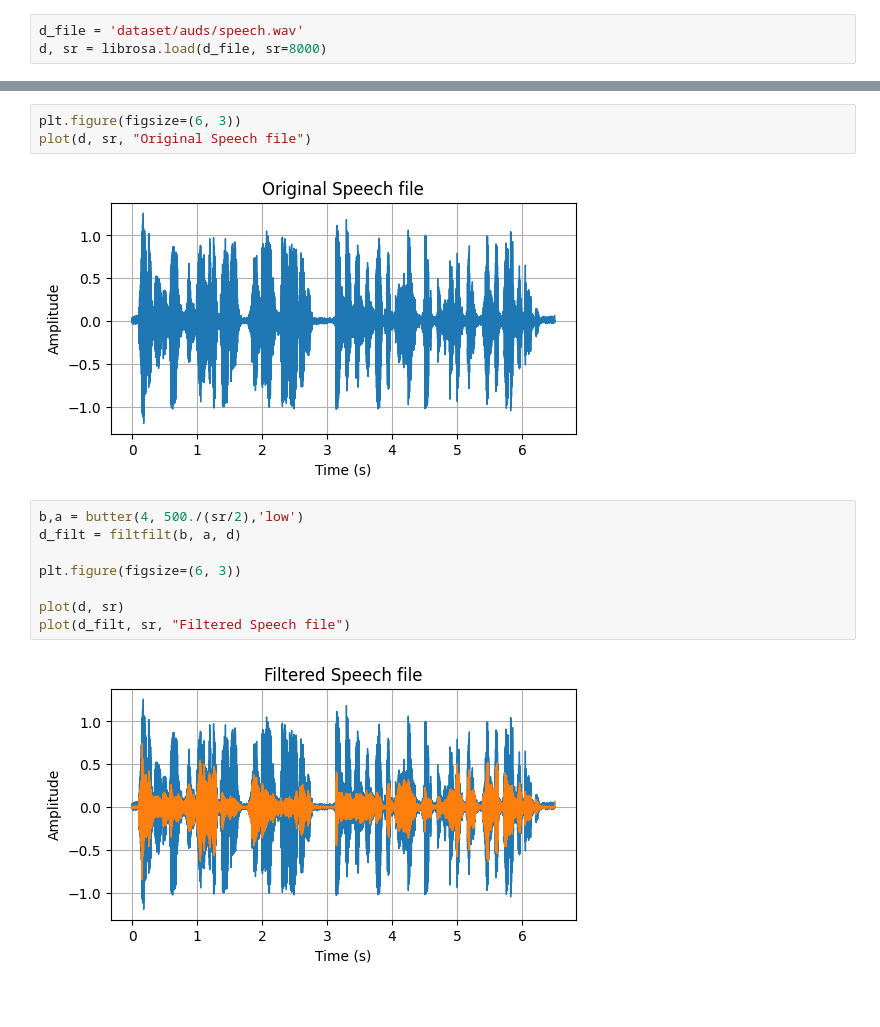
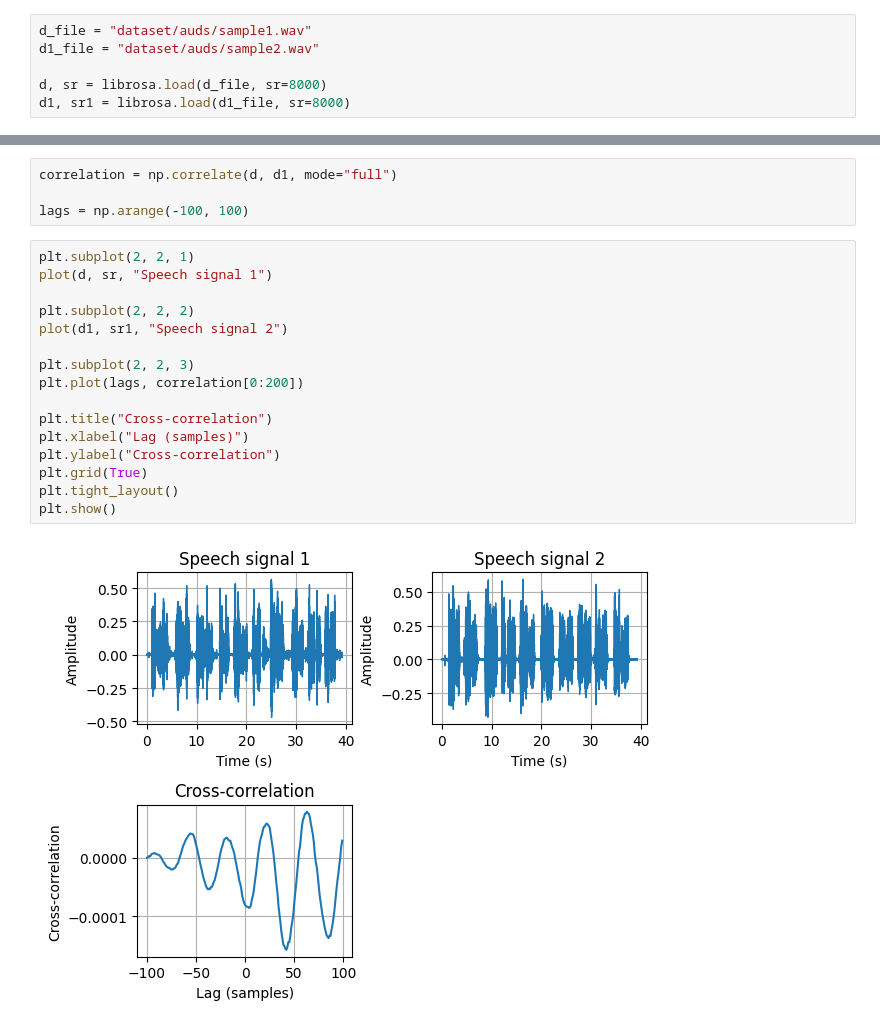
Before and after one commit to AU-AIML-LAB/AICP508-image-and-speech-processing-lab, a Jupyter notebook: Ex11.ipynb, the cells around one changed output, grey strips where cells are left out. Saved outputs shown, nothing was run; the diff lists cells and outputs as text; blank space fills up the shorter version.

```diff
--- a/Ex11.ipynb
+++ b/Ex11.ipynb
@@ -43,3 +65,6 @@ plot(d_filt, sr, "Filtered Speech file")
 # %%
-d_file = 'dataset/auds/speech.wav'
+d_file = "dataset/auds/sample1.wav"
+d1_file = "dataset/auds/sample2.wav"
+
 d, sr = librosa.load(d_file, sr=8000)
+d1, sr1 = librosa.load(d1_file, sr=8000)
@@ -48,15 +71,22 @@ d, sr = librosa.load(d_file, sr=8000)
-# %%
-plt.figure(figsize=(6, 3))
-plot(d, sr, "Original Speech file")
-# %% [output]
-[figure, removed]
-# %%
-b,a = butter(4, 500./(sr/2),'low')
-d_filt = filtfilt(b, a, d)
-
-plt.figure(figsize=(6, 3))
-
-plot(d, sr)
-plot(d_filt, sr, "Filtered Speech file")
-# %% [output]
-[figure, removed]
+# %%
+correlation = np.correlate(d, d1, mode="full")
+
+lags = np.arange(-100, 100)
+# %%
+plt.subplot(2, 2, 1)
+plot(d, sr, "Speech signal 1")
+
+plt.subplot(2, 2, 2)
+plot(d1, sr1, "Speech signal 2")
+
+plt.subplot(2, 2, 3)
+plt.plot(lags, correlation[0:200])
+
+plt.title("Cross-correlation")
+plt.xlabel("Lag (samples)")
+plt.ylabel("Cross-correlation")
+plt.grid(True)
+plt.tight_layout()
+plt.show()
+# %% [output]
+[figure, added]
```
Also changed, not shown: parts of 17 cells of this notebook.
